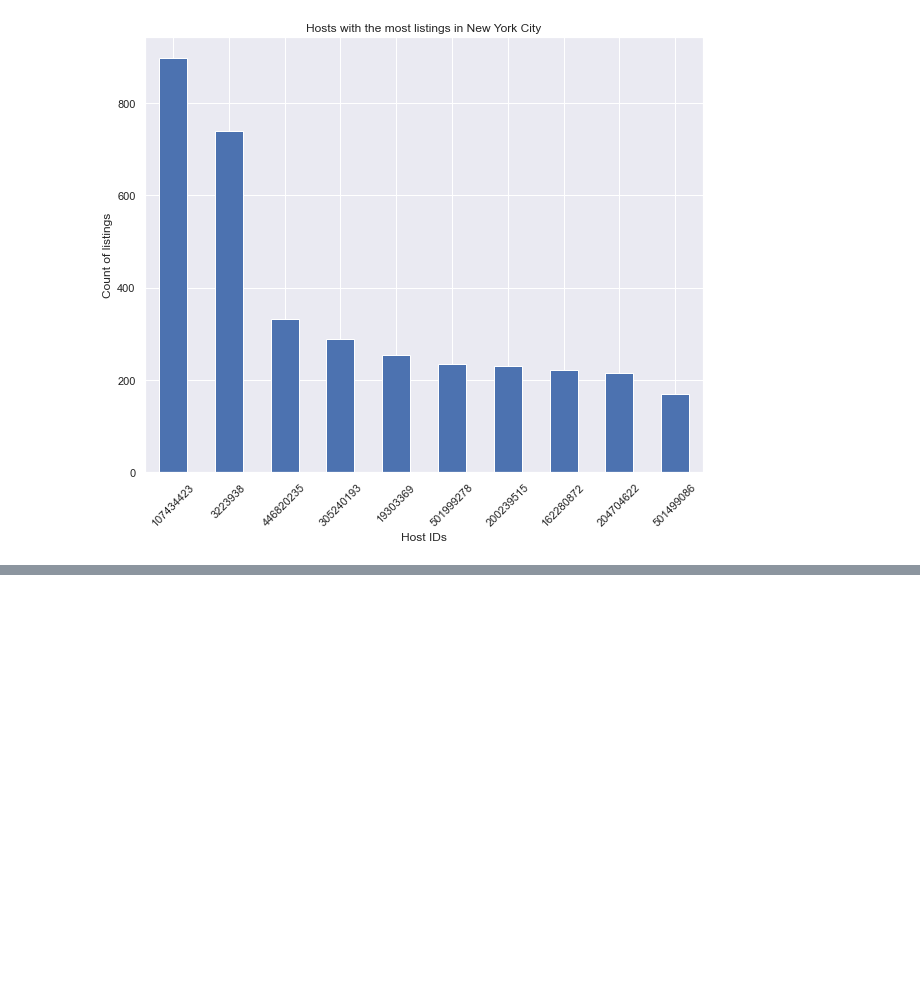
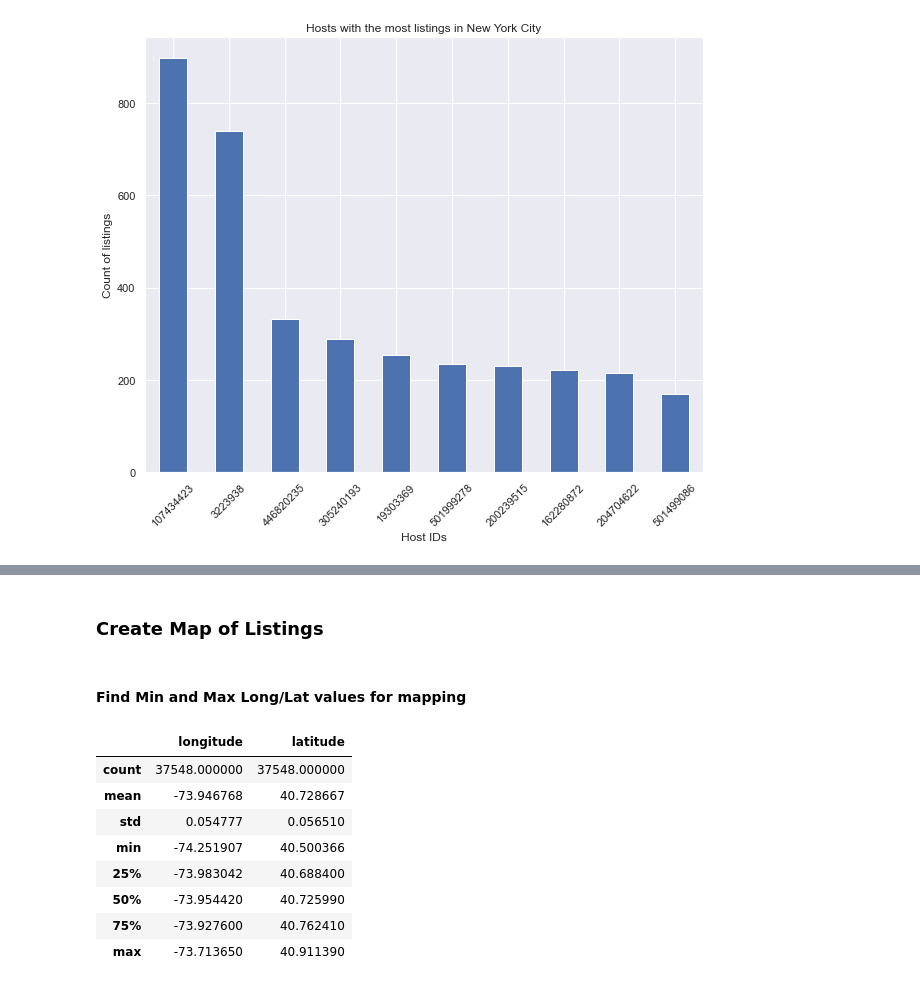
Before and after one commit to admacpherson/NYC-Airbnb-Data-Exploration, a Jupyter notebook: Airbnb NYC.ipynb, the cells around one changed output, grey strips where cells are left out. Cells and saved outputs as stored; diff of their text form; code cells hidden in the pictures; blank space fills up the shorter version.

```diff
--- a/Airbnb NYC.ipynb
+++ b/Airbnb NYC.ipynb
@@ -98,10 +102,17 @@ plt.show()
+# %% [markdown]
+<h3>Create Map of Listings</h3>
+# %% [markdown]
+<h4>Find Min and Max Long/Lat values for mapping</h4>
 # %%
-labels = airbnb.neighbourhood_group.value_counts().index
-colors = ['#008fd5','#fc4f30','#e5ae38','#6d904f','#8b8b8b']
-explode = (0.1,0,0,0,0)
-shape = airbnb.neighbourhood_group.value_counts().values
-plt.figure(figsize=(12,12))
-plt.pie(shape, explode = explode, labels=shape, colors= colors, autopct = '%1.1f%%', startangle=90)
-plt.legend(labels)
-plt.title('Neighbourhood Group')
-plt.show()
+coord = listings.loc[:,['longitude','latitude']]
+coord.describe()
+# %% [output]
+|  | longitude | latitude |
+| count | 37548.000000 | 37548.000000 |
+| mean | -73.946768 | 40.728667 |
+| std | 0.054777 | 0.056510 |
+| min | -74.251907 | 40.500366 |
+| 25% | -73.983042 | 40.688400 |
+| 50% | -73.954420 | 40.725990 |
+| 75% | -73.927600 | 40.762410 |
+| max | -73.713650 | 40.911390 |
```
Also changed, not shown: parts of 6 cells of this notebook.
